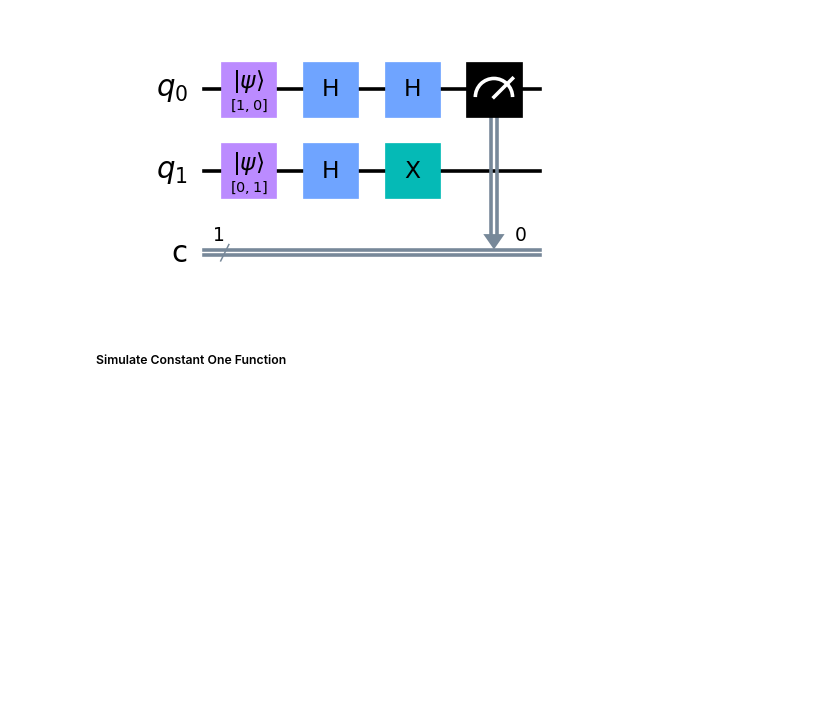
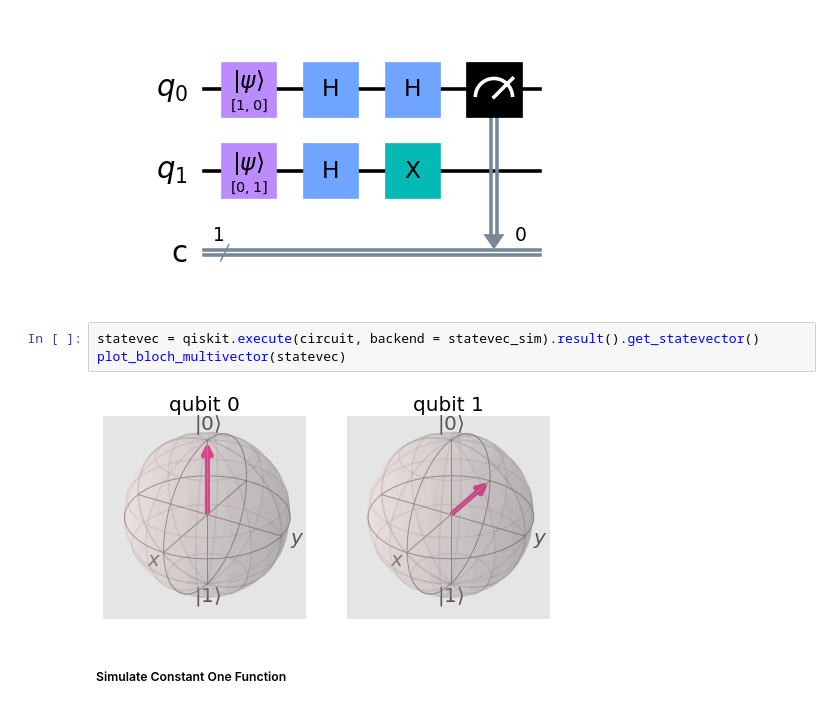
Before and after one commit to wojtekpogo/emerging-technologies, a Jupyter notebook: quantum-deutsch.ipynb, the cells around one changed output. Saved outputs shown, nothing was run; the diff lists cells and outputs as text; blank space fills up the shorter version.

```diff
--- a/quantum-deutsch.ipynb
+++ b/quantum-deutsch.ipynb
@@ -321,6 +338,11 @@ circuit.measure(0,0)
 circuit.draw(output='mpl',scale=1.8)
 # %% [output]
 [figure]
+# %%
+statevec = qiskit.execute(circuit, backend = statevec_sim).result().get_statevector()
+plot_bloch_multivector(statevec)
+# %% [output]
+[figure, added]
 # %% [markdown]
 ##### Simulate Constant One Function
 # %%
```
Also changed, not shown: parts of 17 cells of this notebook, 2 other files.
